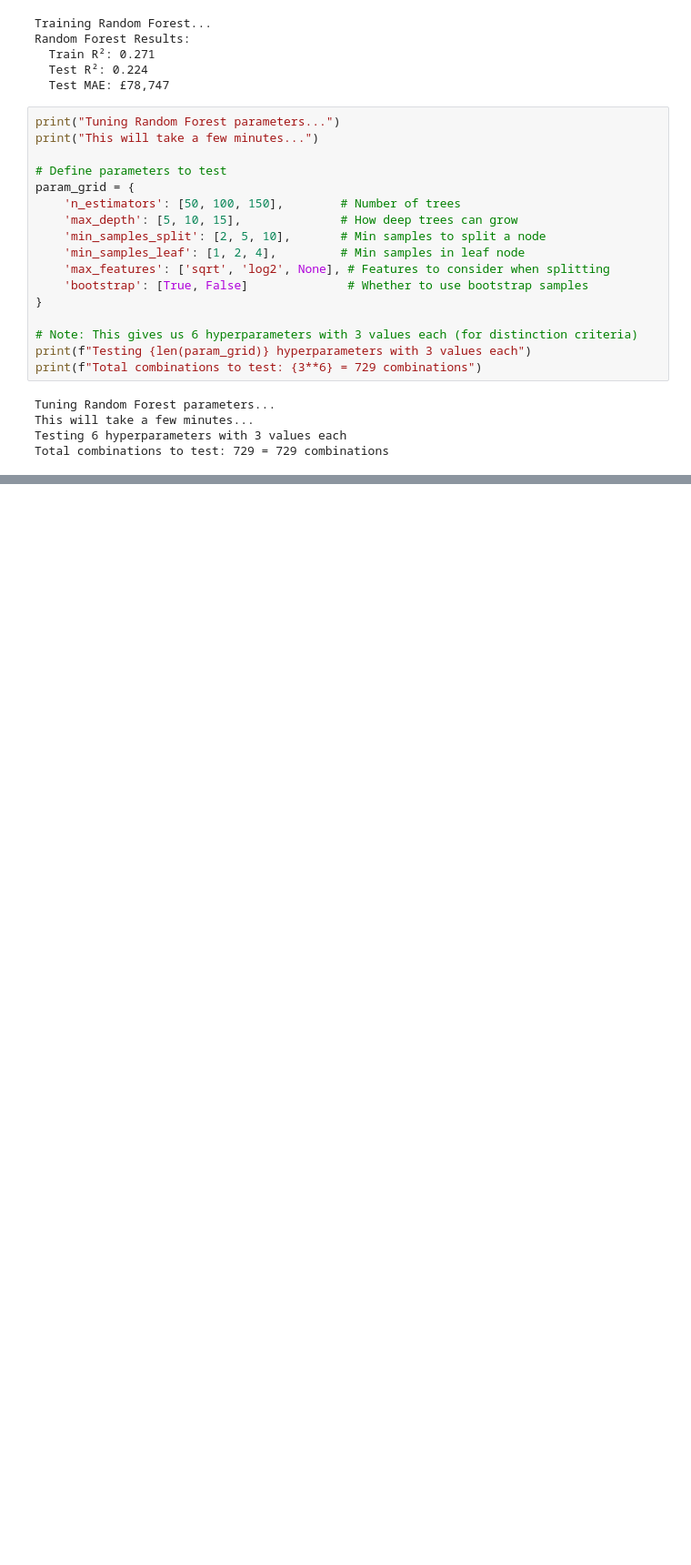
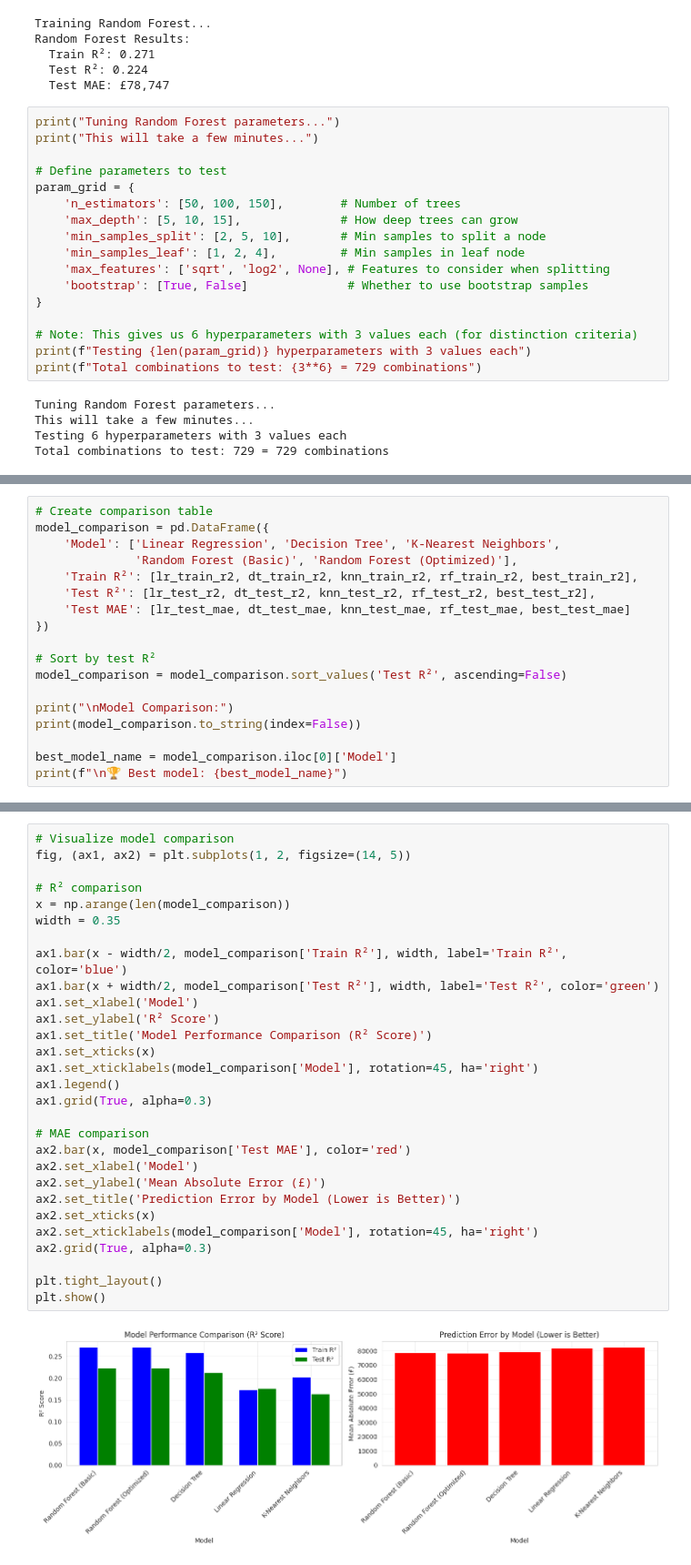
Before and after one commit to agodahdev/Property-Price-Estimator, a Jupyter notebook: jupyter_notebooks/03_modeling.ipynb, the cells around one changed output, grey strips where cells are left out. Shown at 91% size. Drawn from its saved outputs; the diff is of its cells as text; blank space fills up the shorter version.

Commit message:
add all model and charts comparision + calculate feature importance

```diff
--- a/jupyter_notebooks/03_modeling.ipynb
+++ b/jupyter_notebooks/03_modeling.ipynb
@@ -225,0 +307,18 @@ Total combinations to test: 729 = 729 combinations
+# %%
+# Create comparison table
+model_comparison = pd.DataFrame({
+    'Model': ['Linear Regression', 'Decision Tree', 'K-Nearest Neighbors',
+              'Random Forest (Basic)', 'Random Forest (Optimized)'],
+    'Train R²': [lr_train_r2, dt_train_r2, knn_train_r2, rf_train_r2, best_train_r2],
+    'Test R²': [lr_test_r2, dt_test_r2, knn_test_r2, rf_test_r2, best_test_r2],
+    'Test MAE': [lr_test_mae, dt_test_mae, knn_test_mae, rf_test_mae, best_test_mae]
+})
+
+# Sort by test R²
+model_comparison = model_comparison.sort_values('Test R²', ascending=False)
+
+print("\nModel Comparison:")
+print(model_comparison.to_string(index=False))
+
+best_model_name = model_comparison.iloc[0]['Model']
+print(f"\n🏆 Best model: {best_model_name}")
@@ -225,0 +335,31 @@ Total combinations to test: 729 = 729 combinations
+# %%
+# Visualize model comparison
+fig, (ax1, ax2) = plt.subplots(1, 2, figsize=(14, 5))
+
+# R² comparison
+x = np.arange(len(model_comparison))
+width = 0.35
+
+ax1.bar(x - width/2, model_comparison['Train R²'], width, label='Train R²', color='blue')
+ax1.bar(x + width/2, model_comparison['Test R²'], width, label='Test R²', color='green')
+ax1.set_xlabel('Model')
+ax1.set_ylabel('R² Score')
+ax1.set_title('Model Performance Comparison (R² Score)')
+ax1.set_xticks(x)
+ax1.set_xticklabels(model_comparison['Model'], rotation=45, ha='right')
+ax1.legend()
+ax1.grid(True, alpha=0.3)
+
+# MAE comparison
+ax2.bar(x, model_comparison['Test MAE'], color='red')
+ax2.set_xlabel('Model')
+ax2.set_ylabel('Mean Absolute Error (£)')
+ax2.set_title('Prediction Error by Model (Lower is Better)')
+ax2.set_xticks(x)
+ax2.set_xticklabels(model_comparison['Model'], rotation=45, ha='right')
+ax2.grid(True, alpha=0.3)
+
+plt.tight_layout()
+plt.show()
+# %% [output]
+[figure, added]
```
Also changed, not shown: parts of 5 cells of this notebook.
